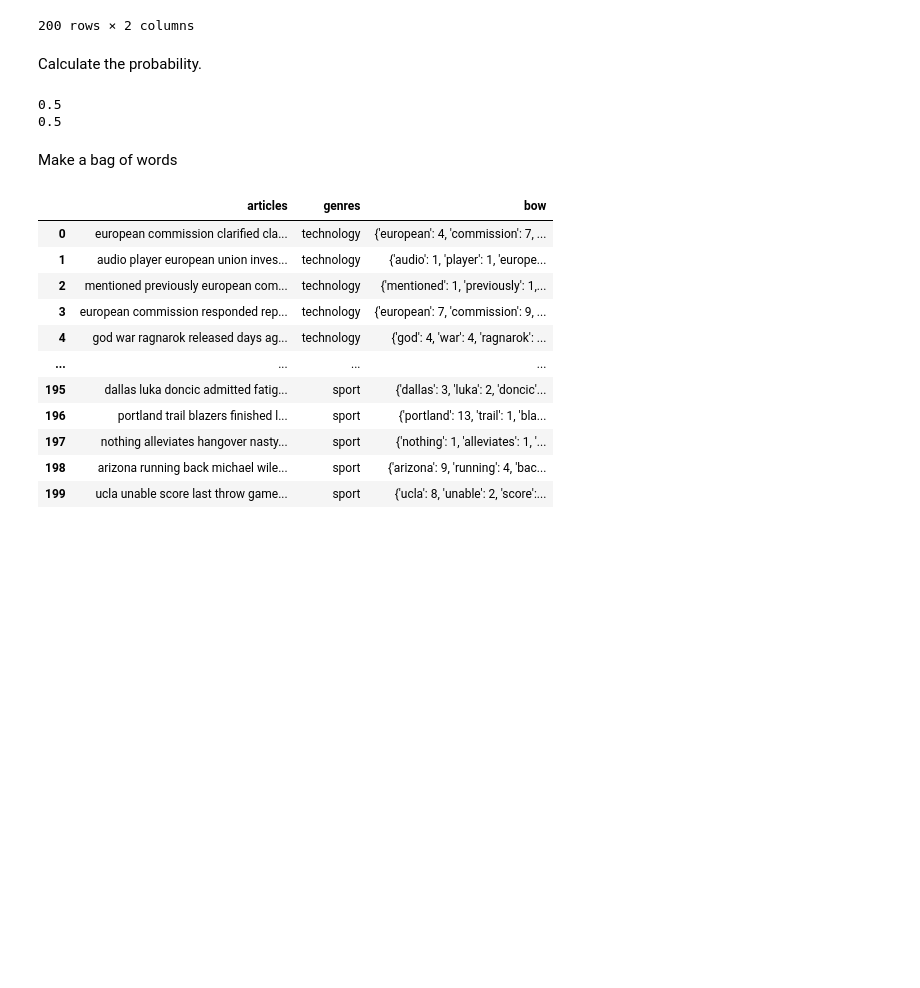
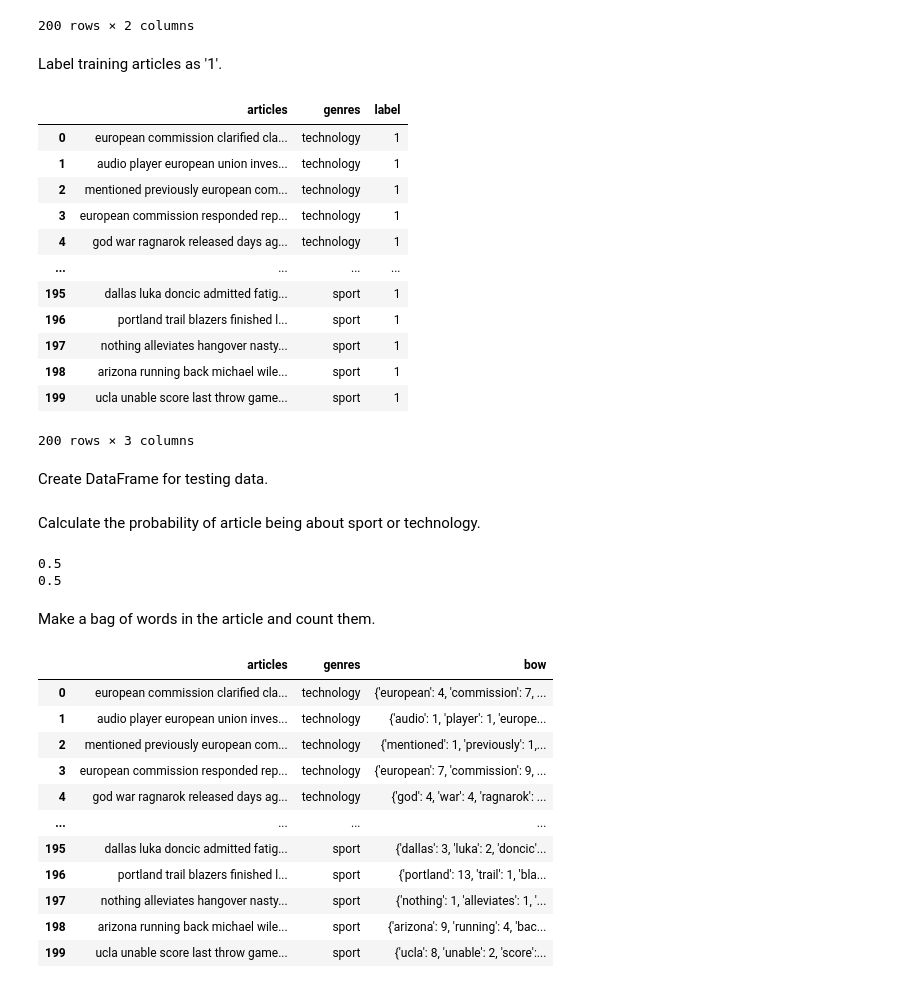
Before and after one commit to TheRadioDept/article_classification, a Jupyter notebook: classifier.ipynb, the cells around one changed output. Drawn from its saved outputs; the diff is of its cells as text; code cells hidden in the pictures; blank space fills up the shorter version.

```diff
--- a/classifier.ipynb
+++ b/classifier.ipynb
@@ -88,6 +73,5 @@ print(filtered_data)
 Create DataFrame.
 # %%
 d = {'articles' : all_articles, 'genres' : genres}
-df = pd.DataFrame(data=d)
-#df=df.transpose()
-df
+training_df = pd.DataFrame(data=d)
+training_df
@@ -108,8 +78,8 @@ df
 # %% [markdown]
 Make everything lowercase.
 # %%
-df["articles"] = df["articles"].apply(lambda str : str.lower())
-df
+training_df["articles"] = training_df["articles"].apply(lambda str : str.lower())
+training_df
 # %% [output]
 |  | articles | genres |
 | 0 | european commission clarified cla... | technology |
@@ -124,3 +94,24 @@ df
 | 198 | arizona running back michael wile... | sport |
 | 199 | ucla unable score last throw game... | sport |
 200 rows × 2 columns
+# %% [markdown]
+Label training articles as '1'.
+# %%
+training_df['label'] = training_df['genres'].apply(lambda x: 0 if x=="sports" else 1)
+training_df
+# %% [output]
+|  | articles | genres | label |
+| 0 | european commission clarified cla... | technology | 1 |
+| 1 | audio player european union inves... | technology | 1 |
+| 2 | mentioned previously european com... | technology | 1 |
+| 3 | european commission responded rep... | technology | 1 |
+| 4 | god war ragnarok released days ag... | technology | 1 |
+| ... | ... | ... | ... |
+| 195 | dallas luka doncic admitted fatig... | sport | 1 |
+| 196 | portland trail blazers finished l... | sport | 1 |
+| 197 | nothing alleviates hangover nasty... | sport | 1 |
+| 198 | arizona running back michael wile... | sport | 1 |
+| 199 | ucla unable score last throw game... | sport | 1 |
+200 rows × 3 columns
+# %% [markdown]
+Create DataFrame for testing data.
@@ -127,5 +127,5 @@ df
 # %% [markdown]
-Calculate the probability.
+Calculate the probability of article being about sport or technology.
 # %%
 sum_s = 0
 sum_t = 0
@@ -143,5 +143,5 @@ print(prob_t)
 0.5
 0.5
 # %% [markdown]
-Make a bag of words
+Make a bag of words in the article and count them.
 # %%
```
Also changed, not shown: parts of 19 cells of this notebook.
